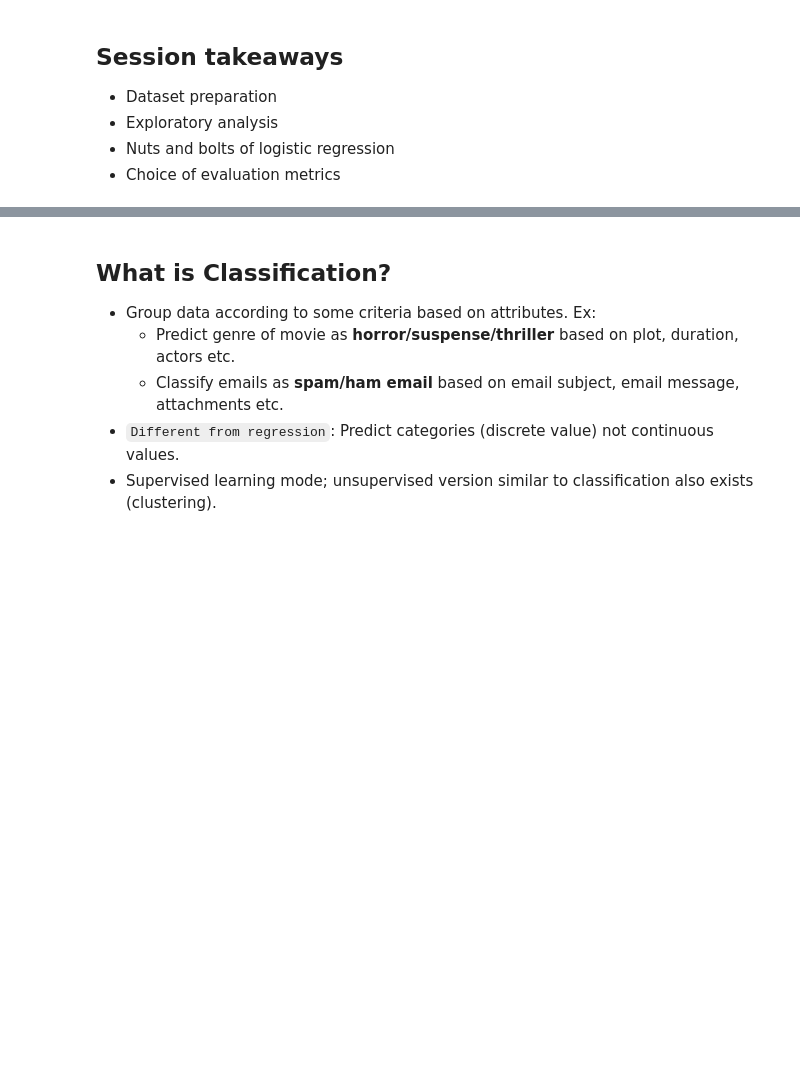
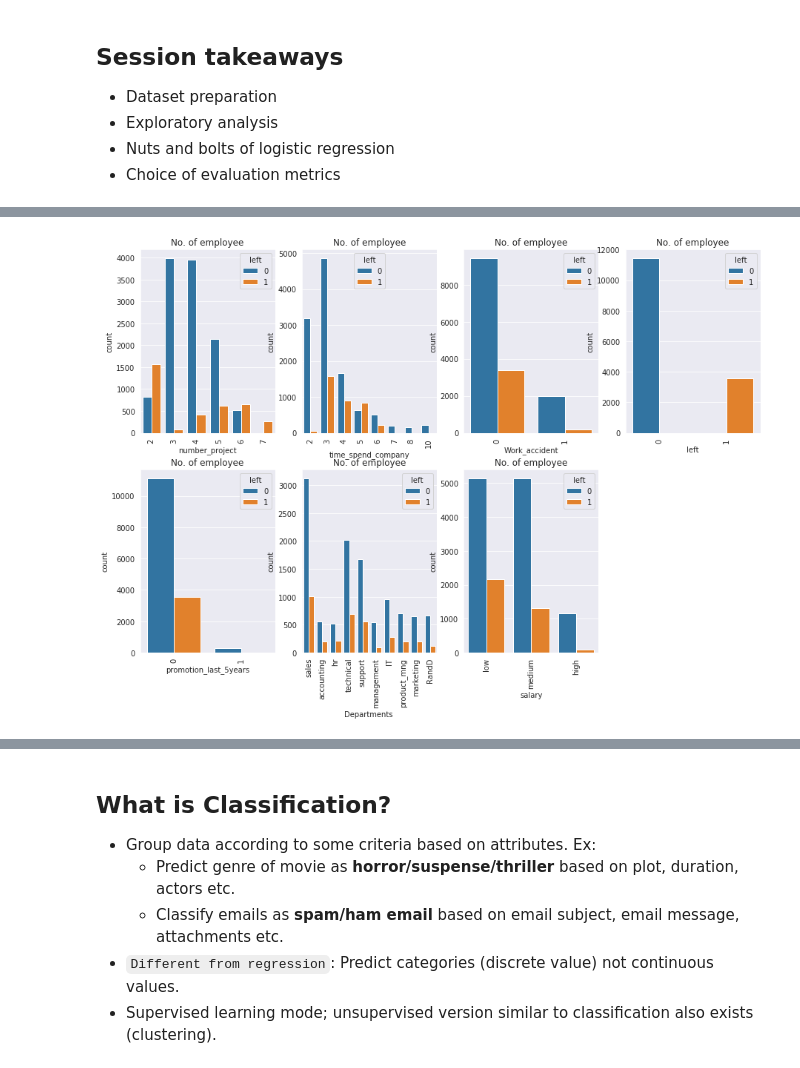
Before and after one commit to Bicky23/Logistic_Regression_CA, a Jupyter notebook: notebook/logistic regression.ipynb, the cells around one changed output, grey strips where cells are left out. Saved outputs shown, nothing was run; the diff lists cells and outputs as text; code cells hidden in the pictures; blank space fills up the shorter version.

```diff
--- a/notebook/logistic regression.ipynb
+++ b/notebook/logistic regression.ipynb
@@ -43,0 +45,14 @@ Leveraging the power of analytics we can predict churn rate of employees, which
+# %%
+# import necessary packages
+import pandas as pd
+import numpy as np
+import matplotlib.pyplot as plt
+%matplotlib inline
+import seaborn as sns
+sns.set_style("darkgrid")
+
+# load data
+df = pd.read_csv('../data/churn.csv')
+
+# first five observations
+df.head()
@@ -43,0 +136,13 @@ Leveraging the power of analytics we can predict churn rate of employees, which
+# %%
+# Feature-wise distribution of Employees leaving vs Employees staying
+features=['number_project','time_spend_company','Work_accident','left',
+          'promotion_last_5years','Departments ','salary']
+
+fig = plt.subplots(figsize=(15,10))
+for i, j in enumerate(features):
+    plt.subplot(2, 4, i+1)
+    sns.countplot(x=j,data = df, hue='left')
+    plt.xticks(rotation=90)
+    plt.title("No. of employee")
+# %% [output]
+[figure, added]
```
Also changed, not shown: parts of 33 cells of this notebook, 8 other files.
